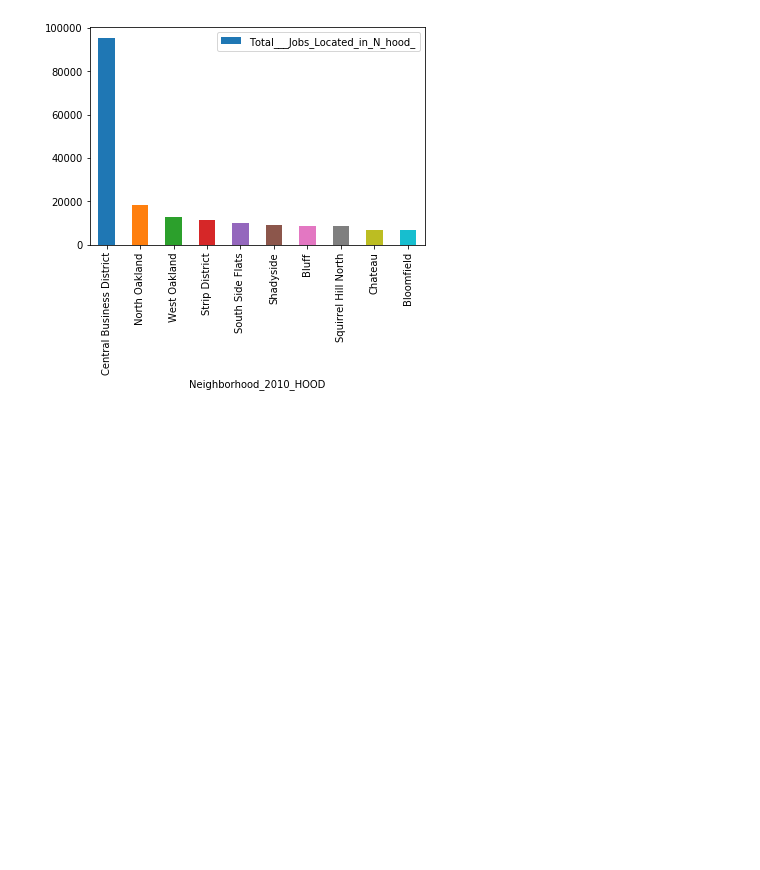
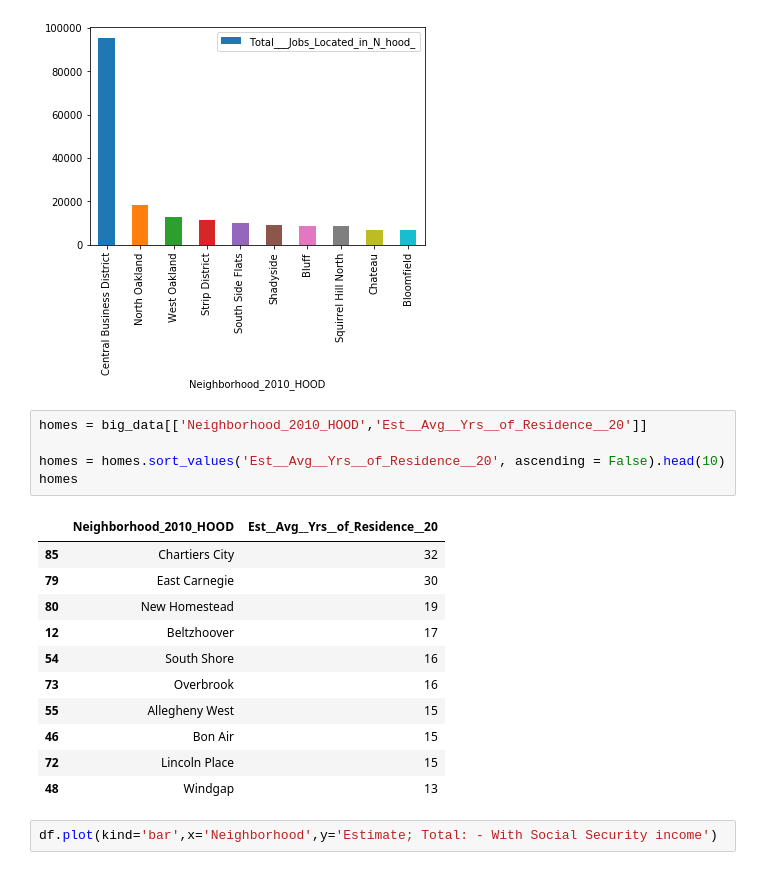
Before and after one commit to tylerjglass/Final-Project, a Jupyter notebook: medium income (1).ipynb, the cells around one changed output. Cells and saved outputs as stored; diff of their text form; blank space fills up the shorter version.

```diff
--- a/medium income (1).ipynb
+++ b/medium income (1).ipynb
@@ -109,3 +109,22 @@ jobs.plot(kind='bar',x='Neighborhood_2010_HOOD',y='Total___Jobs_Located_in_N_hoo
 plt.show()
 # %% [output]
 [figure]
+# %%
+homes = big_data[['Neighborhood_2010_HOOD','Est__Avg__Yrs__of_Residence__20']]
+
+homes = homes.sort_values('Est__Avg__Yrs__of_Residence__20', ascending = False).head(10)
+homes
+# %% [output]
+|  | Neighborhood_2010_HOOD | Est__Avg__Yrs__of_Residence__20 |
+| 85 | Chartiers City | 32 |
+| 79 | East Carnegie | 30 |
+| 80 | New Homestead | 19 |
+| 12 | Beltzhoover | 17 |
+| 54 | South Shore | 16 |
+| 73 | Overbrook | 16 |
+| 55 | Allegheny West | 15 |
+| 46 | Bon Air | 15 |
+| 72 | Lincoln Place | 15 |
+| 48 | Windgap | 13 |
+# %%
+df.plot(kind='bar',x='Neighborhood',y='Estimate; Total: - With Social Security income')
```
Also changed, not shown: parts of 1 cell of this notebook, 1 other file.
